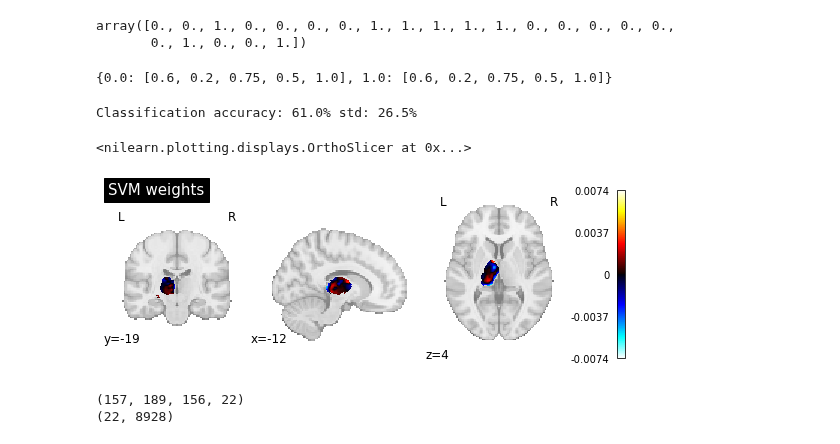
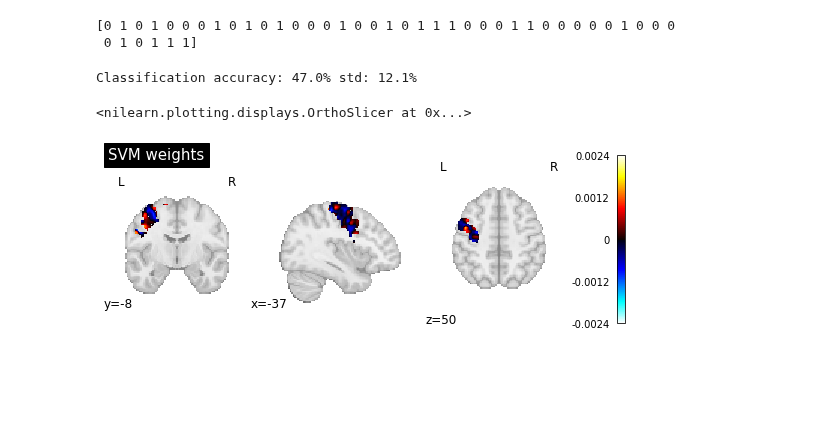
Before and after one commit to davide-aloi/wp1_2_roast, a Jupyter notebook: wp_all_roast_9_SVM.ipynb, the cells around one changed output. Cells and saved outputs as stored; diff of their text form; code cells hidden in the pictures; blank space fills up the shorter version.

```diff
--- a/wp_all_roast_9_SVM.ipynb
+++ b/wp_all_roast_9_SVM.ipynb
@@ -19,8 +19,8 @@ main_folder = 'C:\\Users\\davide\\Documents\\GitHub\\wp1_2_roast\\' # Project fo
 dcm_results_folder = 'C:\\Users\\davide\\Documents\\GitHub\\wp1_2_roast\\all_dcm_results\\' # Folder with dcm results
 
 # Datasets names and subjects lists
-#db_names = ['wp2a', 'wp1b'] # waiting for wp1a results from Davinia
-db_names = ['wp2a']
+db_names = ['wp2a', 'wp1b'] # waiting for wp1a results from Davinia
+#db_names = ['wp2a']
 
 # ROIs
 ## Loading AAL3 atlas and extracting M1 / Thalamus ROIs (regions of interest)
@@ -150,6 +78,6 @@ for sbj in subjects:
-# %%
-# Classes (1 = at least 1 increase in connectivity (m1, th, th-m1, m1-th), 0 = no increases in connectivity)
-thm1_labels
-# %% [output]
-array([0., 0., 1., 0., 0., 0., 0., 1., 1., 1., 1., 1., 0., 0., 0., 0., 0.,
-       0., 1., 0., 0., 1.])
+# %%
+wp2a_ref = image.load_img(os.path.join(results_folder, 'wp2a' + '_all_cd_maps.nii')) # just used for the new img like function
+wp2a = image.load_img(os.path.join(results_folder, 'wp2a' + '_all_cd_maps.nii')).get_fdata()
+wp1b = image.load_img(os.path.join(results_folder, 'wp1b' + '_all_cd_maps.nii')).get_fdata()
+
+all_scans = np.concatenate((wp2a, wp1b), axis = 3)
@@ -157,44 +91,33 @@ array([0., 0., 1., 0., 0., 0., 0., 1., 1., 1., 1., 1., 0., 0., 0., 0., 0.,
 from nilearn.decoding import Decoder
 from sklearn.model_selection import KFold
 
-n_folds = 5
+n_folds = 10
+
 decoder = Decoder(
-    estimator='svc', mask=th,
+    estimator='svc', mask=m1_resampled,
     standardize=True, cv=n_folds,
     screening_percentile = 10,
     scoring='accuracy'
 )
-decoder.fit(cd_scans, thm1_labels)
+
+all_labels = np.concatenate((np.array(labels[0]), np.array(labels[1])), axis = 0).T[0]
+print(all_labels)
+# %% [output]
+[0 1 0 1 0 0 0 1 0 1 0 1 0 0 0 1 0 0 1 0 1 1 1 0 0 0 1 1 0 0 0 0 0 1 0 0 0
+ 0 1 0 1 1 1]
-# %%
-print(decoder.cv_scores_)
-# %% [output]
-{0.0: [0.6, 0.2, 0.75, 0.5, 1.0], 1.0: [0.6, 0.2, 0.75, 0.5, 1.0]}
 # %%
+all_scans_nibabel = new_img_like(wp2a_ref, all_scans)
+decoder.fit(all_scans_nibabel, all_labels)
+
+#print(decoder.cv_scores_)
+
 print('Classification accuracy: ' + str(np.mean(decoder.cv_scores_[0])*100) + '% std: '
       + str(round(np.std((decoder.cv_scores_[0])),3)*100) + '%')
+
+weight_img = decoder.coef_img_[1]
+from nilearn.plotting import plot_stat_map, show
+plot_stat_map(weight_img, title='SVM weights', draw_cross = False)
 # %% [output]
-Classification accuracy: 61.0% std: 26.5%
+Classification accuracy: 47.0% std: 12.1%
+<nilearn.plotting.displays.OrthoSlicer at 0x...>
+[figure, added]
-# %%
-weight_img = decoder.coef_img_[1]
-from nilearn.plotting import plot_stat_map, show
-plot_stat_map(weight_img, title='SVM weights', draw_cross = False)
-# %% [output]
-<nilearn.plotting.displays.OrthoSlicer at 0x...>
-[figure, removed]
-# %%
-## Scikit learn approach
-
-# Ensure the mask is boolean
-mask = th_r.get_fdata().astype(bool)
-unmasked_data = np.zeros(mask.shape)
-
-# Apply the mask, X = voxels in the mask
-print(cd_scans.get_fdata().shape) # (x, y, z x subjects)
-
-X = cd_scans.get_fdata()[mask].T # Our feature vectors (22 feature vectors, 8928 features)
-y = thm1_labels
-
-print(X.shape) # (x, y, z x subjects)
-# %% [output]
-(157, 189, 156, 22)
-(22, 8928)
```
Also changed, not shown: parts of 11 cells of this notebook.
